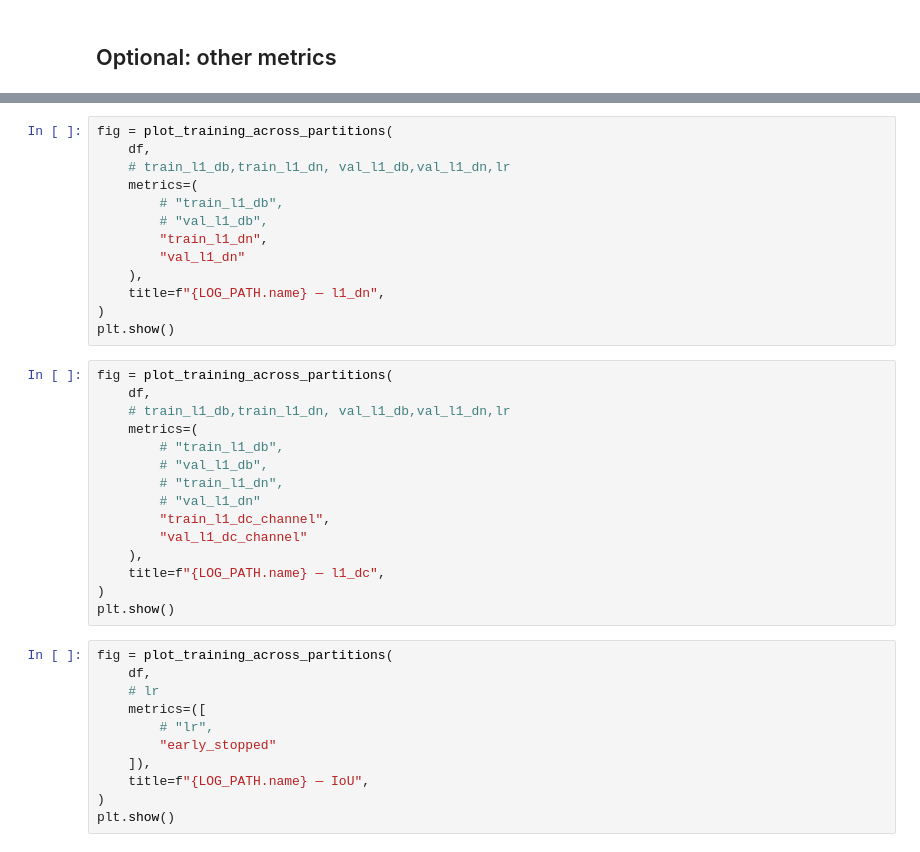
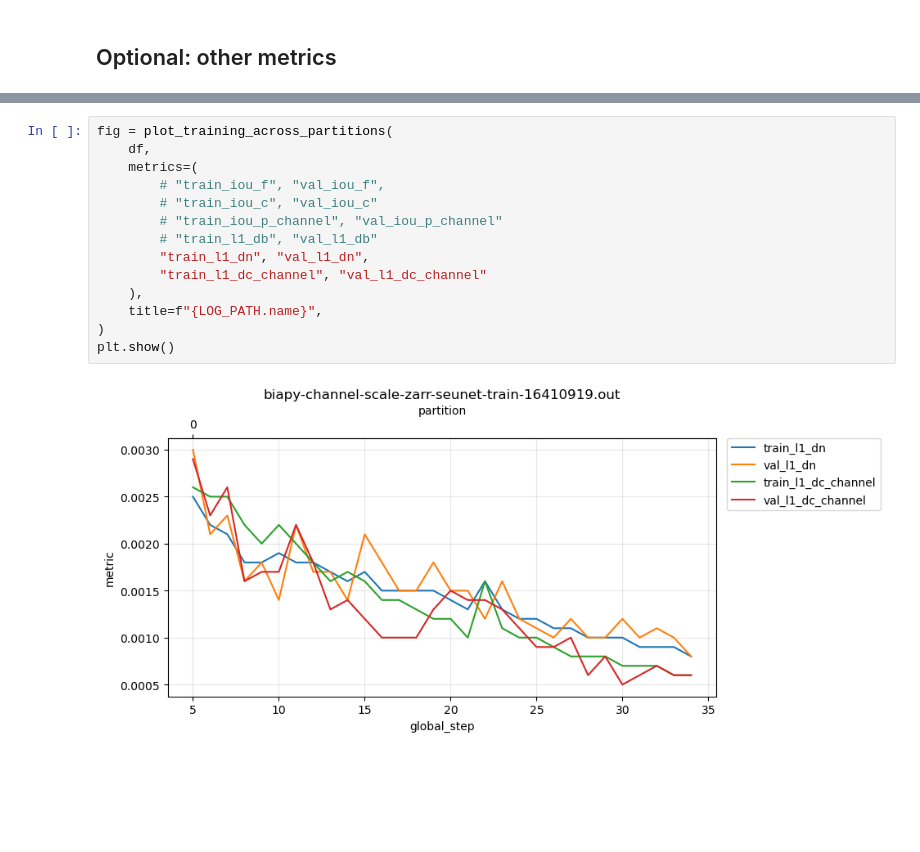
Before and after one commit to NovaBro/neuroinfo_fruitfly, a Jupyter notebook: ipynb/training_log_tracker.ipynb, the cells around one changed output, grey strips where cells are left out. Drawn from its saved outputs; the diff is of its cells as text; blank space fills up the shorter version.

```diff
--- a/ipynb/training_log_tracker.ipynb
+++ b/ipynb/training_log_tracker.ipynb
@@ -71,39 +136,16 @@ plt.show()
 # %%
 fig = plot_training_across_partitions(
     df,
-    # train_l1_db,train_l1_dn, val_l1_db,val_l1_dn,lr
     metrics=(
-        # "train_l1_db",
-        # "val_l1_db",
-        "train_l1_dn",
-        "val_l1_dn"
+        # "train_iou_f", "val_iou_f",
+        # "train_iou_c", "val_iou_c"
+        # "train_iou_p_channel", "val_iou_p_channel"
+        # "train_l1_db", "val_l1_db"
+        "train_l1_dn", "val_l1_dn",
+        "train_l1_dc_channel", "val_l1_dc_channel"
     ),
-    title=f"{LOG_PATH.name} — l1_dn",
+    title=f"{LOG_PATH.name}",
 )
 plt.show()
+# %% [output]
+[figure, added]
-# %%
-fig = plot_training_across_partitions(
-    df,
-    # train_l1_db,train_l1_dn, val_l1_db,val_l1_dn,lr
-    metrics=(
-        # "train_l1_db",
-        # "val_l1_db",
-        # "train_l1_dn",
-        # "val_l1_dn"
-        "train_l1_dc_channel",
-        "val_l1_dc_channel"
-    ),
-    title=f"{LOG_PATH.name} — l1_dc",
-)
-plt.show()
-# %%
-fig = plot_training_across_partitions(
-    df,
-    # lr
-    metrics=([
-        # "lr",
-        "early_stopped"
-    ]),
-    title=f"{LOG_PATH.name} — IoU",
-)
-plt.show()
```
Also changed, not shown: parts of 7 cells of this notebook, 12 other files.
